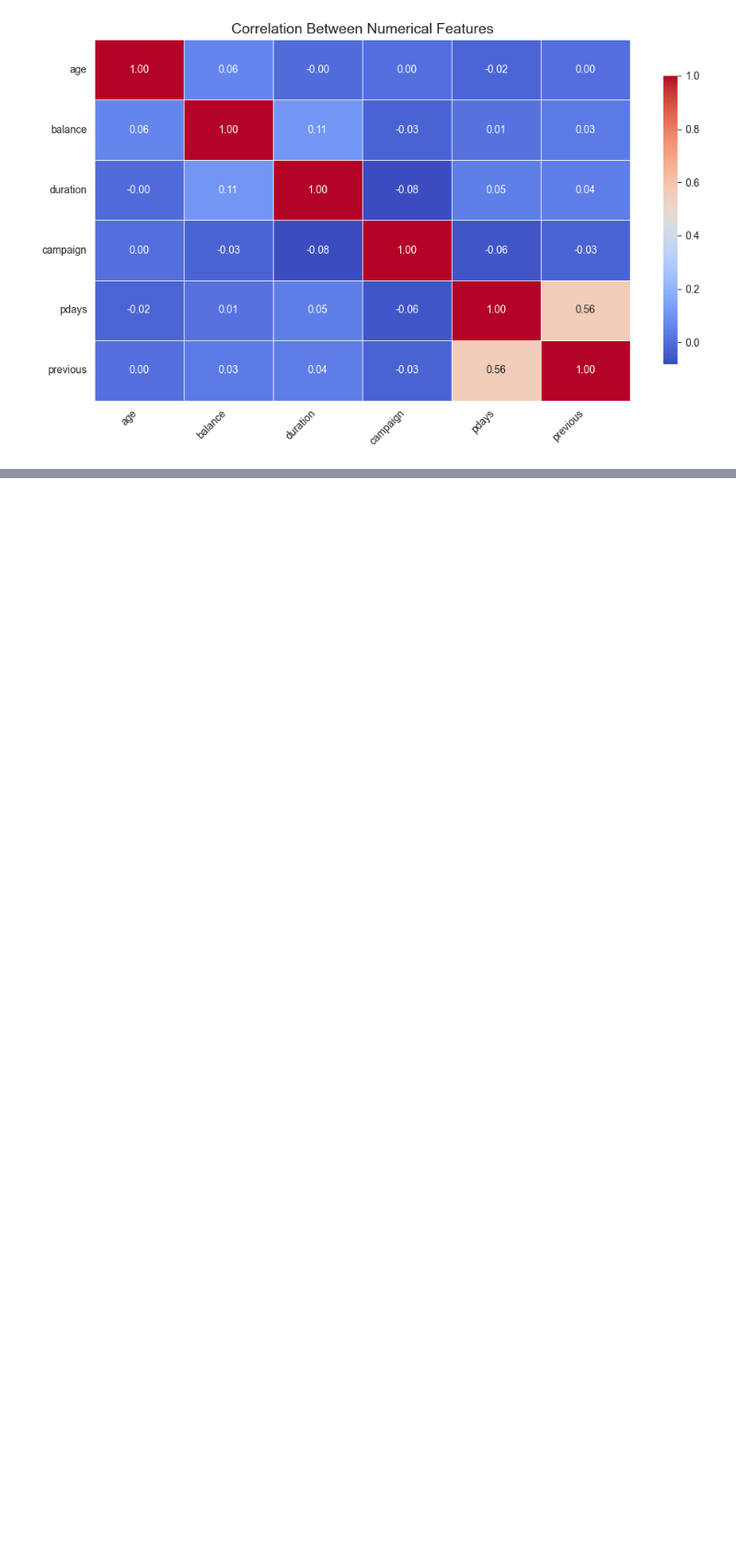
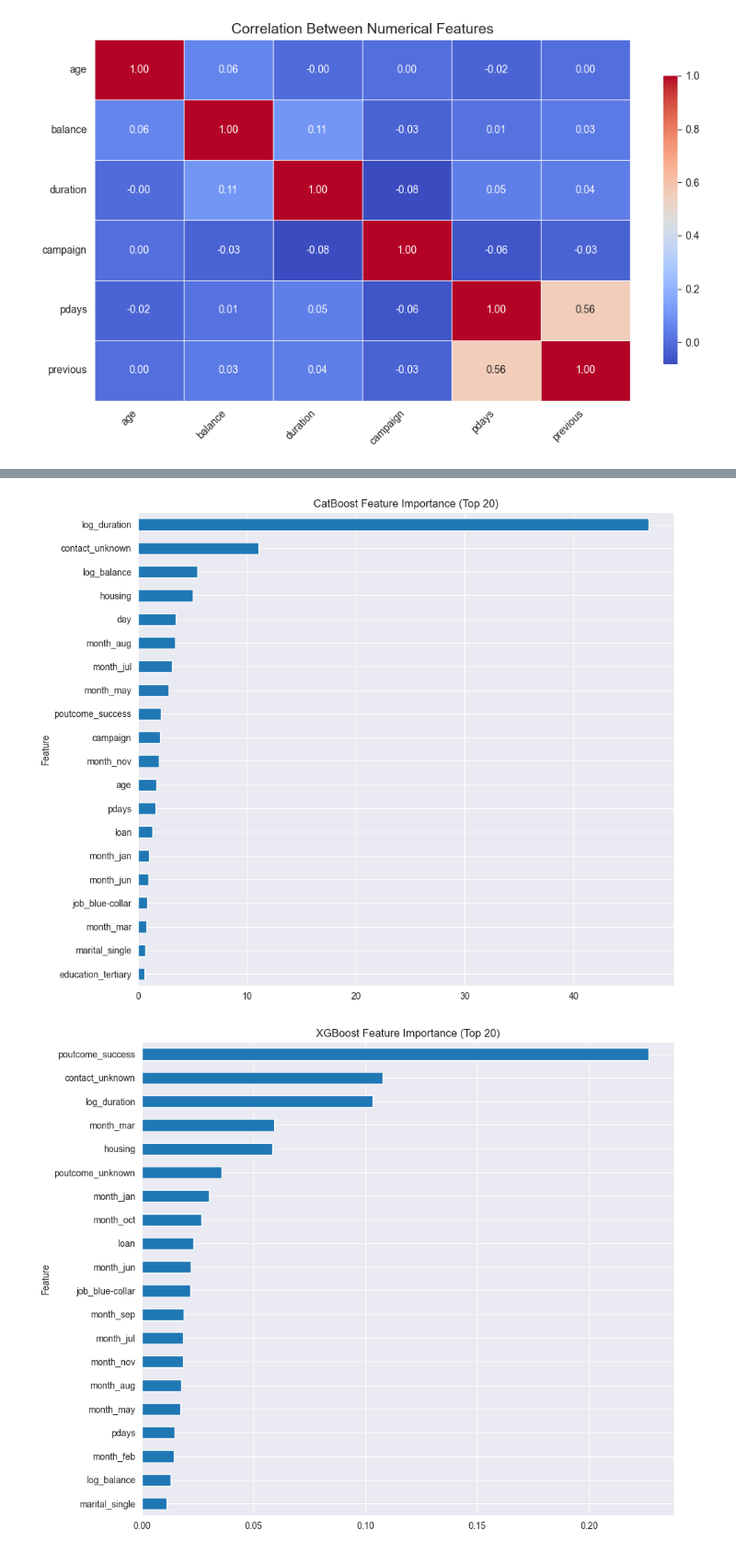
Before and after one commit to bxlltrx/playground, a Jupyter notebook: S5E8.ipynb, the cells around one changed output, grey strips where cells are left out. Shown at 92% size. Cells and saved outputs as stored; diff of their text form; code cells hidden in the pictures; blank space fills up the shorter version.

```diff
--- a/S5E8.ipynb
+++ b/S5E8.ipynb
@@ -433,0 +427,4 @@ Passing `palette` without assigning `hue` is deprecated and will be removed in v
+# %%
+# Log-transform balance and duration
+df['log_balance']  = np.log1p(df['balance'] - df['balance'].min() + 1)
+df['log_duration'] = np.log1p(df['duration'])
@@ -433,0 +476,12 @@ Passing `palette` without assigning `hue` is deprecated and will be removed in v
+# %%
+train_df = df[df['dataset'] == 'train'].drop(columns=['dataset'], errors='ignore')
+test_df  = df[df['dataset'] == 'test'].drop(columns=['dataset'], errors='ignore')
+
+# 🧹 Drop Unnecessary Columns
+train_df = train_df.drop(columns=['id', 'balance', 'duration'], errors='ignore')  # duration is a data leak
+test_df  = test_df.drop(columns=['y', 'balance', 'duration'], errors='ignore')
+
+# 🎯 Separate Features and Target
+X = train_df.drop('y', axis=1)
+# y = train_df['y'].astype(int)  # ensure target is integer
+y = train_df['y']
@@ -433,0 +760,38 @@ Passing `palette` without assigning `hue` is deprecated and will be removed in v
+# %%
+# ---- Plot Top 20 Features ----
+
+# CatBoost
+plt.figure(figsize=(10, 8))
+catboost_importance_df.head(20).plot.barh(
+    x='Feature', y='Importance',
+    title='CatBoost Feature Importance (Top 20)',
+    legend=False, ax=plt.gca()
+)
+plt.gca().invert_yaxis()
+plt.tight_layout()
+plt.show()
+
+# XGBoost
+plt.figure(figsize=(10, 8))
+xgb_importance_df.head(20).plot.barh(
+    x='Feature', y='Importance',
+    title='XGBoost Feature Importance (Top 20)',
+    legend=False, ax=plt.gca()
+)
+plt.gca().invert_yaxis()
+plt.tight_layout()
+plt.show()
+
+# LightGBM
+plt.figure(figsize=(10, 8))
+lgbm_importance_df.head(20).plot.barh(
+    x='Feature', y='Importance',
+    title='LightGBM Feature Importance (Top 20)',
+    legend=False, ax=plt.gca()
+)
+plt.gca().invert_yaxis()
+plt.tight_layout()
+plt.show()
+# %% [output]
+[figure, added]
+[figure, added]
```
Also changed, not shown: parts of 12 cells of this notebook, 3 other files.
